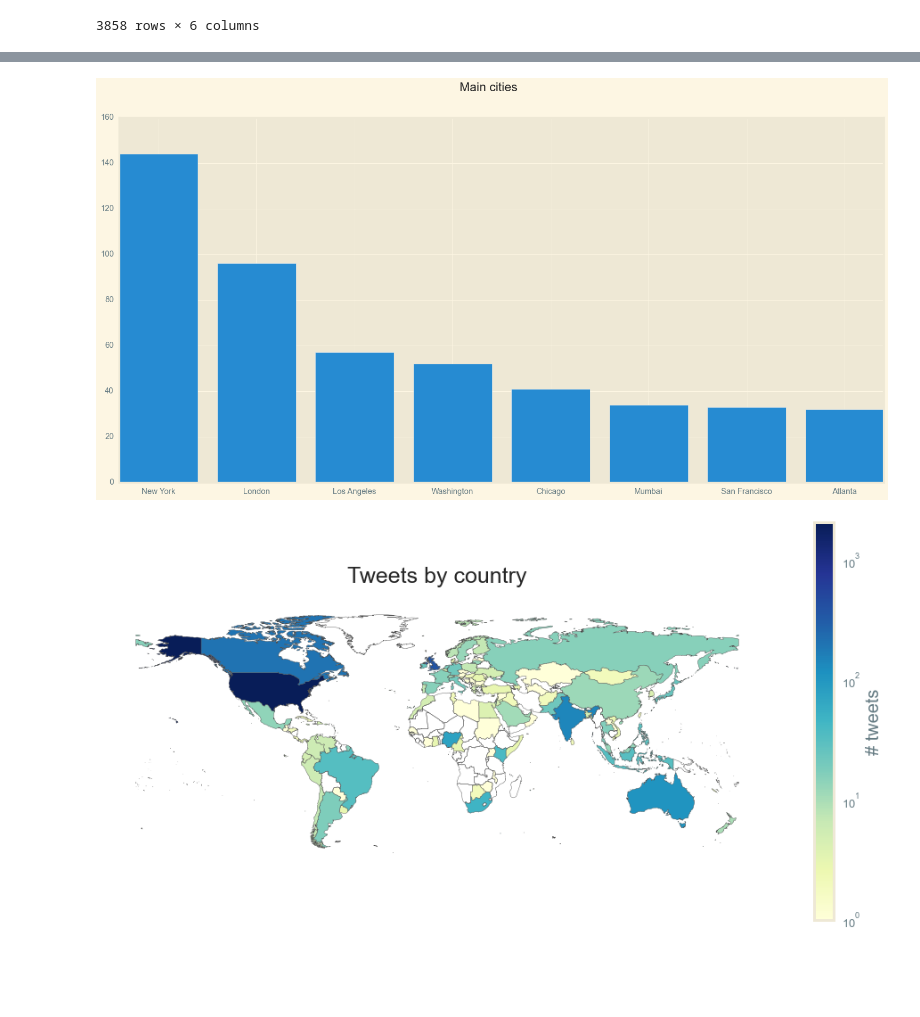
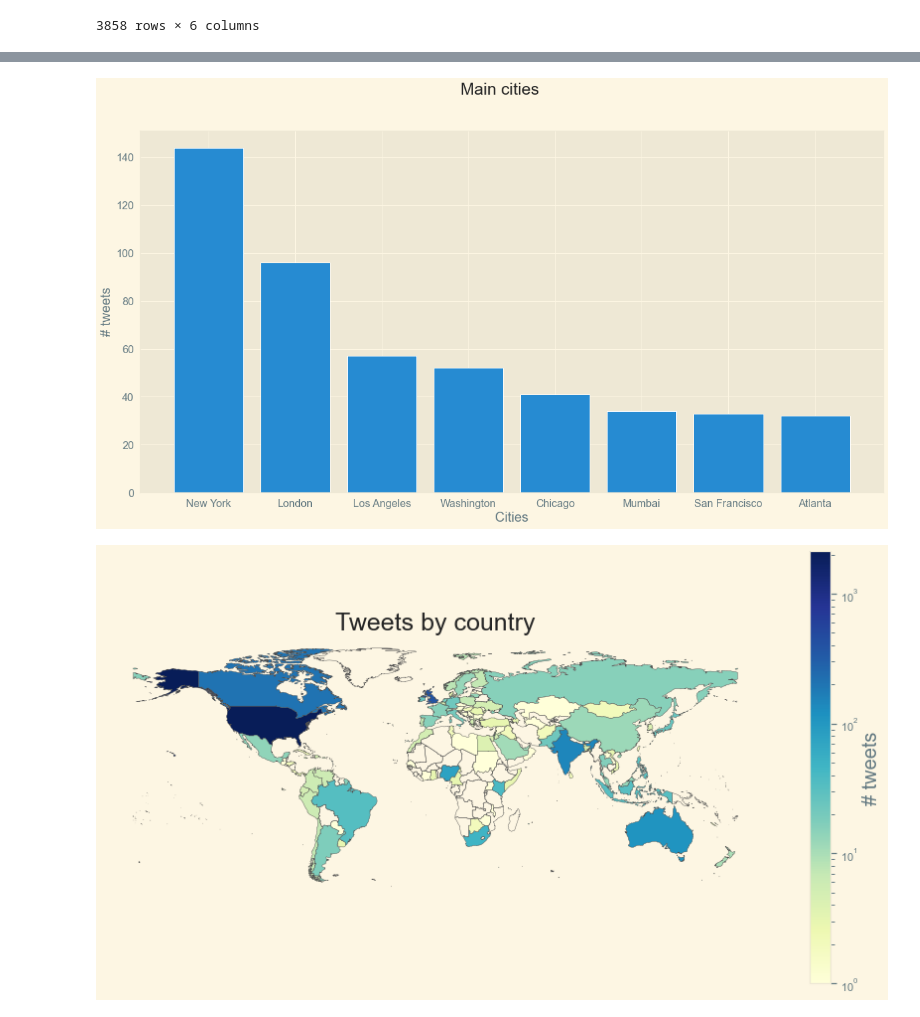
Before and after one commit to yuquimura/Trabajo-Practico-1, a Jupyter notebook: notebooks/analyze_locations.ipynb, the cells around one changed output, grey strips where cells are left out. Cells and saved outputs as stored; diff of their text form; code cells hidden in the pictures; blank space fills up the shorter version.

```diff
--- a/notebooks/analyze_locations.ipynb
+++ b/notebooks/analyze_locations.ipynb
@@ -3,6 +3,9 @@ import pandas as pd
 import matplotlib.pyplot as plt
 import matplotlib.colors as colors
 import geopandas as gpd
+import seaborn as sns
+
+sns.set()
 
 %matplotlib inline
 # %%
@@ -105,13 +109,17 @@ Name: city, Length: 1090, dtype: int64
 # %%
 main_cities = cities.head(8)
 
 plt.style.use('Solarize_Light2')
 fig1, ax1 = plt.subplots(figsize=(20, 10))
-fig1.suptitle('Main cities', fontsize=20)
+fig1.suptitle('Main cities', fontsize=25)
 ax1.bar(main_cities.index, main_cities)
+ax1.set_xlabel('Cities', fontsize=20)
+ax1.set_ylabel('# tweets', fontsize=20)
+ax1.tick_params(axis='both', labelsize=16)
+plt.savefig('main-cities.png')
 plt.show()
 # %% [output]
-[figure, old version]
+[figure, new version]
 # %%
 shapefile = '../map/ne_50m_admin_0_countries.shp'
 gdf = gpd.read_file(shapefile)[['ADMIN', 'ADM0_A3', 'geometry']]
@@ -134,6 +142,8 @@ ax.set_title('Tweets by country', fontdict={'fontsize': '25', 'fontweight' : '3'
 #Barra indicadora
 sm = plt.cm.ScalarMappable(cmap='YlGnBu', norm=norm)
 cbar = fig.colorbar(sm)
+
 cbar.set_label('# tweets',size = 20)
+plt.savefig('tweets-map.png')
 # %% [output]
-[figure, old version]
+[figure, new version]
```
Also changed, not shown: parts of 4 cells of this notebook.
